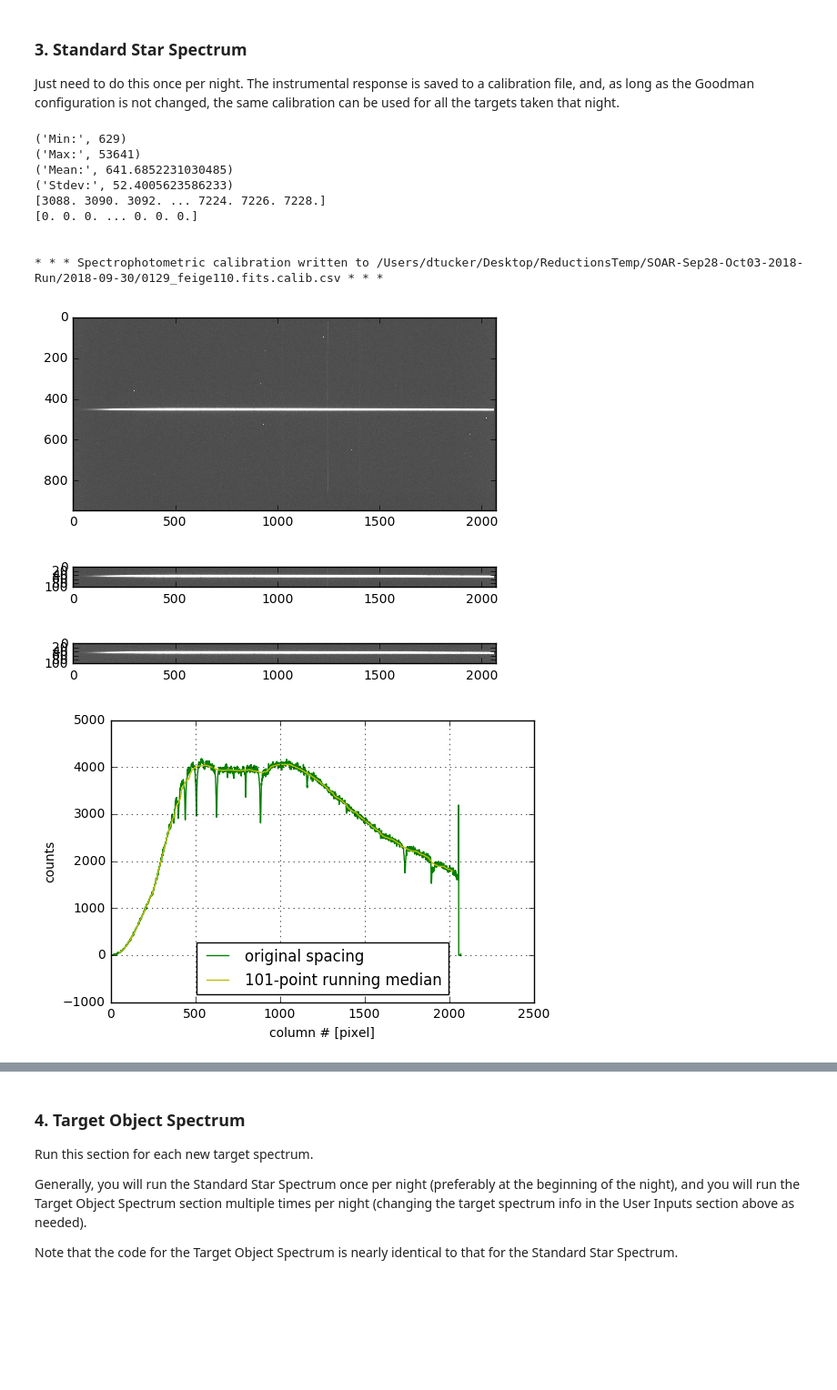
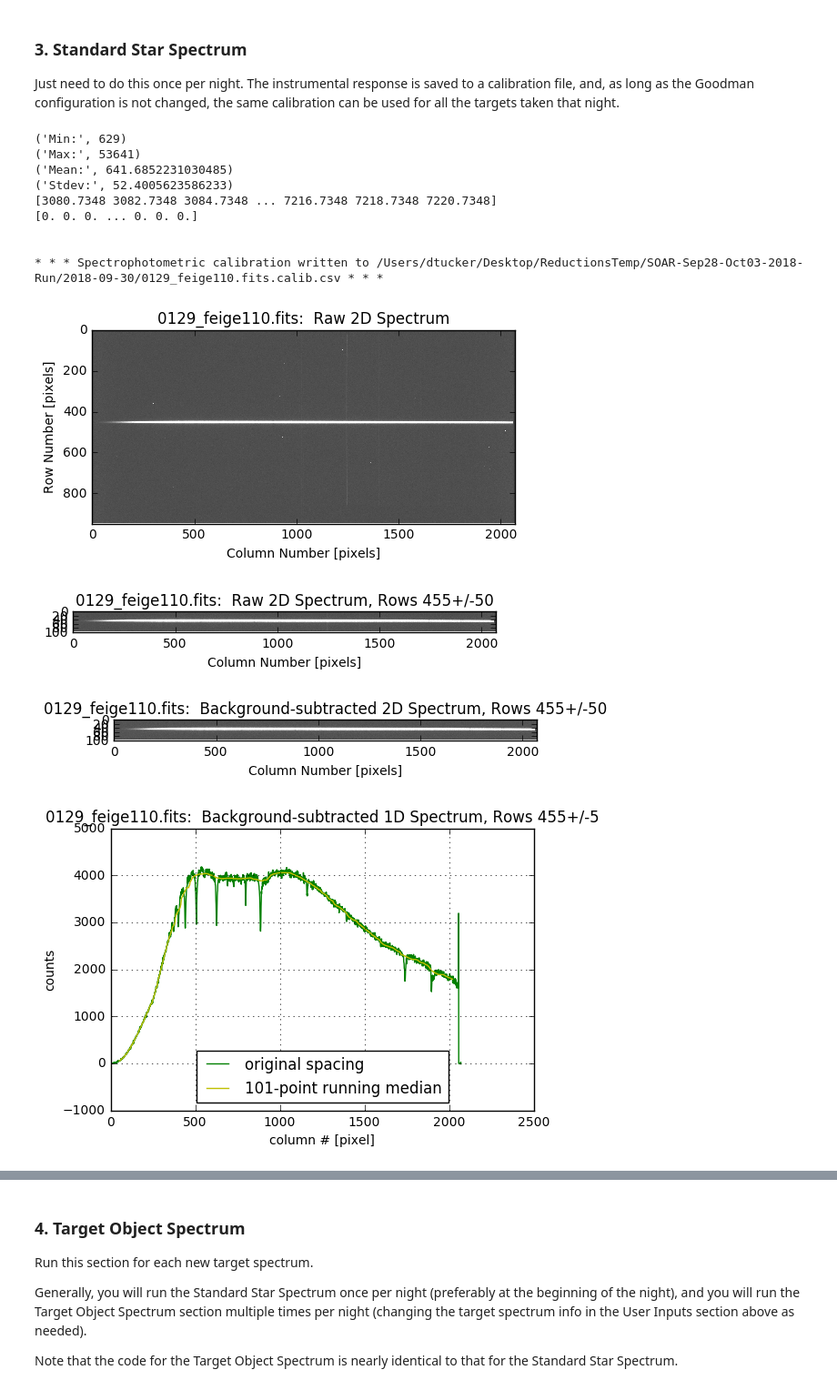
Before and after one commit to DouglasLeeTucker/SOAR_Goodman_QuickReduce, a Jupyter notebook: notebooks/SOAR_Goodman_QR_Notebook.ipynb, the cells around one changed output, grey strips where cells are left out. Shown: that part at 91% size. Saved outputs shown, nothing was run; the diff lists cells and outputs as text; code cells hidden in the pictures; blank space fills up the shorter version.

```diff
--- a/notebooks/SOAR_Goodman_QR_Notebook.ipynb
+++ b/notebooks/SOAR_Goodman_QR_Notebook.ipynb
@@ -116,7 +151,17 @@ t_small_plot_row_max = t_aper_row_center + 50   # generally no need to change
 
 Just need to do this once per night.  The instrumental response is saved to a calibration file, and, as long as the Goodman configuration is not changed, the same calibration can be used for all the targets taken that night.
 # %%
-# Standard Star Spectrum...
+############################################################################
+#
+# Deal with Goodman configuration...
+#
+#############################################################################
+
+# Effective dispersion for this grating and binning...
+dispersion = binSize_wave*dispersion_nonbinned[grating]
+# Wavelength corresponding to spectrum bin 0:
+wavelength0 = wave1 - dispersion*col1  # Will typically be around 3100 for "400_WD" configuration
+
 
 #############################################################################
 #
@@ -125,14 +170,12 @@ Just need to do this once per night.  The instrumental response is saved to a ca
 #############################################################################
 
 inputFile = ss_inputFile
-outputFile = ss_outputFile
+outputFile = ss_inputFile+'.calib.csv'
 
-aper_row_center = ss_aper_row_center
-aper_row_min = ss_aper_row_min
-aper_row_max = ss_aper_row_max
-
-small_plot_row_min = ss_small_plot_row_min
-small_plot_row_max = ss_small_plot_row_max
+aper_row_min = ss_aper_row_center - ss_delta_aper_row
+aper_row_max = ss_aper_row_center + ss_delta_aper_row
+small_plot_row_min = ss_aper_row_center - ss_delta_plot_row
+small_plot_row_max = ss_aper_row_center + ss_delta_plot_row
 
 image_data = fits.getdata(inputFile)
 
@@ -146,9 +189,18 @@ vmax = np.mean(image_data) + 2.*np.std(image_data)
 
 plt.figure(1)
 plt.imshow(image_data, cmap='gray', vmin=vmin, vmax=vmax)
+plt.xlabel("Column Number [pixels]")
+plt.ylabel("Row Number [pixels]")
+title="""%s:  Raw 2D Spectrum""" % (os.path.basename(inputFile))
+plt.title(title)
+
 plt.figure(2)
 plt.imshow(image_data[small_plot_row_min:small_plot_row_max,:],
            cmap='gray', vmin=vmin, vmax=vmax)
+plt.xlabel("Column Number [pixels]")
+title="""%s:  Raw 2D Spectrum, Rows %d+/-%d""" % \
+    (os.path.basename(inputFile), ss_aper_row_center, ss_delta_plot_row)
+plt.title(title)
 
 median1d = np.median(image_data[small_plot_row_min:small_plot_row_max,:],axis=0)
 
@@ -160,9 +212,14 @@ vmin = 0.00 - np.std(image_data)
 vmax = 0.00 + 2.*np.std(image_data)
 
 
-plt.figure(5)
+plt.figure(3)
 plt.imshow(new_image_data[small_plot_row_min:small_plot_row_max,:],
            cmap='gray', vmin=vmin, vmax=vmax)
+plt.xlabel("Column Number [pixels]")
+title="""%s:  Background-subtracted 2D Spectrum, Rows %d+/-%d""" % \
+    (os.path.basename(inputFile), ss_aper_row_center, ss_delta_plot_row)
+plt.title(title)
+
 
 sum1d = np.sum(new_image_data[aper_row_min:aper_row_max,:],axis=0)
 
@@ -182,7 +239,7 @@ wave_smoothed = df_sum1d_smoothed.wavelength.values
 sum1d_smoothed = df_sum1d_smoothed.counts.values
 
 
-plt.figure(6)
+plt.figure(4)
 plt.plot(x, sum1d, 'g-',
          x_smoothed, sum1d_smoothed, 'y-')
 plt.legend(['original spacing',
@@ -190,14 +247,20 @@ plt.legend(['original spacing',
            loc='best')
 plt.xlabel("""column # [pixel]""")
 plt.ylabel("counts")
+title="""%s:  Background-subtracted 1D Spectrum, Rows %d+/-%d""" % \
+    (os.path.basename(inputFile), ss_aper_row_center, ss_delta_aper_row)
+plt.title(title)
 plt.grid(True)
 
-plt.figure(7)
+plt.figure(5)
 plt.plot(wave_smoothed, sum1d_smoothed, 'b-')
 plt.legend(['101-point running median'],
            loc='best')
 plt.xlabel("""wavelength [$\AA$]""")
 plt.ylabel("counts")
+title="""%s:  Background-subtracted 1D Spectrum, Rows %d+/-%d""" % \
+    (os.path.basename(inputFile), ss_aper_row_center, ss_delta_aper_row)
+plt.title(title)
 plt.grid(True)
 
 
@@ -209,6 +272,7 @@ plt.grid(True)
 #############################################################################
 
 # IRAF file...
+ssFile = os.path.join(ss_irafCalDir, ssFile_short)
 ss_df_temp = pd.read_csv(ssFile, header=None, delim_whitespace=True, comment='#')
 ss_wave = ss_df_temp[0].values
 ss_abmag = ss_df_temp[1].values
@@ -220,13 +284,14 @@ wavehi = 8000.
 mask = ( (ssSpectrum.wave >= wavelo) & (ssSpectrum.wave <= wavehi) )
 fluxhi = ssSpectrum.flux[mask].max()
 
-plt.figure(8)
+plt.figure(6)
 plt.plot(ssSpectrum.wave, ssSpectrum.flux)
 plt.xlim(wavelo, wavehi)
 plt.ylim(0.00,fluxhi)
 plt.xlabel(ssSpectrum.waveunits)
 plt.ylabel(ssSpectrum.fluxunits)
-plt.title(os.path.basename(ssSpectrum.name))
+title="""IRAF Spectrum %s""" % (os.path.basename(ssSpectrum.name))
+plt.title(title)
 plt.grid(True)
 
 
@@ -243,7 +308,7 @@ df_ss = pd.concat([df_sum1d.x,flux_series,df_sum1d.wavelength], axis=1)
 df_ss_smoothed = df_ss.rolling(101).median().dropna()
 
 
-plt.figure(9)
+plt.figure(7)
 plt.plot(ssSpectrum.wave, ssSpectrum.flux, 'b-',
          wave, ss_interp(wave), 'g-',
         df_ss_smoothed.wavelength.values, df_ss_smoothed.flam.values, 'r-')
@@ -255,7 +320,8 @@ plt.xlim(wavelo, wavehi)
 plt.ylim(0.00,fluxhi)
 plt.xlabel(ssSpectrum.waveunits)
 plt.ylabel(ssSpectrum.fluxunits)
-plt.title(os.path.basename(ssSpectrum.name))
+title="""IRAF Spectrum %s""" % (os.path.basename(ssSpectrum.name))
+plt.title(title)
 plt.grid(True)
 
 
@@ -276,41 +342,44 @@ print calib_interp(wave)
 df_sum1d.loc[:,'Flam'] =  df_sum1d.loc[:,'counts'] * calib_interp(wave)
 
 
-plt.figure(10)
+plt.figure(8)
 plt.plot(ssSpectrum.wave, ssSpectrum.flux, 'b-',
         df_sum1d.wavelength.values, df_sum1d.Flam.values, 'g-')
 plt.legend(['IRAF spectrum',
             'observed spectrum'],
            loc='best')
 plt.xlim(wavelo, wavehi)
 plt.ylim(0.00,fluxhi)
 plt.xlabel(ssSpectrum.waveunits)
 plt.ylabel(ssSpectrum.fluxunits)
 plt.title(os.path.basename(ssSpectrum.name))
+title="""Calibrated %s vs. IRAF Spectrum %s""" % \
+    (os.path.basename(inputFile), os.path.basename(ssSpectrum.name))
+plt.title(title)
 plt.grid(True)
 
 
 wave_series = pd.Series(wave, name='wave')
 calib_series = pd.Series(calib_interp(wave), name='calib')
 df_calib = pd.concat([wave_series,calib_series], axis=1)
 df_calib.to_csv(outputFile,index=False)
 
 print
 print
 print """* * * Spectrophotometric calibration written to %s * * *""" % (outputFile)
 print
 print
 # %% [output]
 ('Min:', 629)
 ('Max:', 53641)
 ('Mean:', 641.6852231030485)
 ('Stdev:', 52.4005623586233)
-[3088. 3090. 3092. ... 7224. 7226. 7228.]
+[3080.7348 3082.7348 3084.7348 ... 7216.7348 7218.7348 7220.7348]
 [0. 0. 0. ... 0. 0. 0.]
 
 
 * * * Spectrophotometric calibration written to /Users/dtucker/Desktop/ReductionsTemp/SOAR-Sep28-Oct03-2018-Run/2018-09-30/0129_feige110.fits.calib.csv * * *
-[figure, old version]
+[figure, new version]
-[figure, old version]
+[figure, new version]
-[figure, old version]
+[figure, new version]
-[figure, old version]
+[figure, new version]
```
Also changed, not shown: parts of 11 cells of this notebook.
